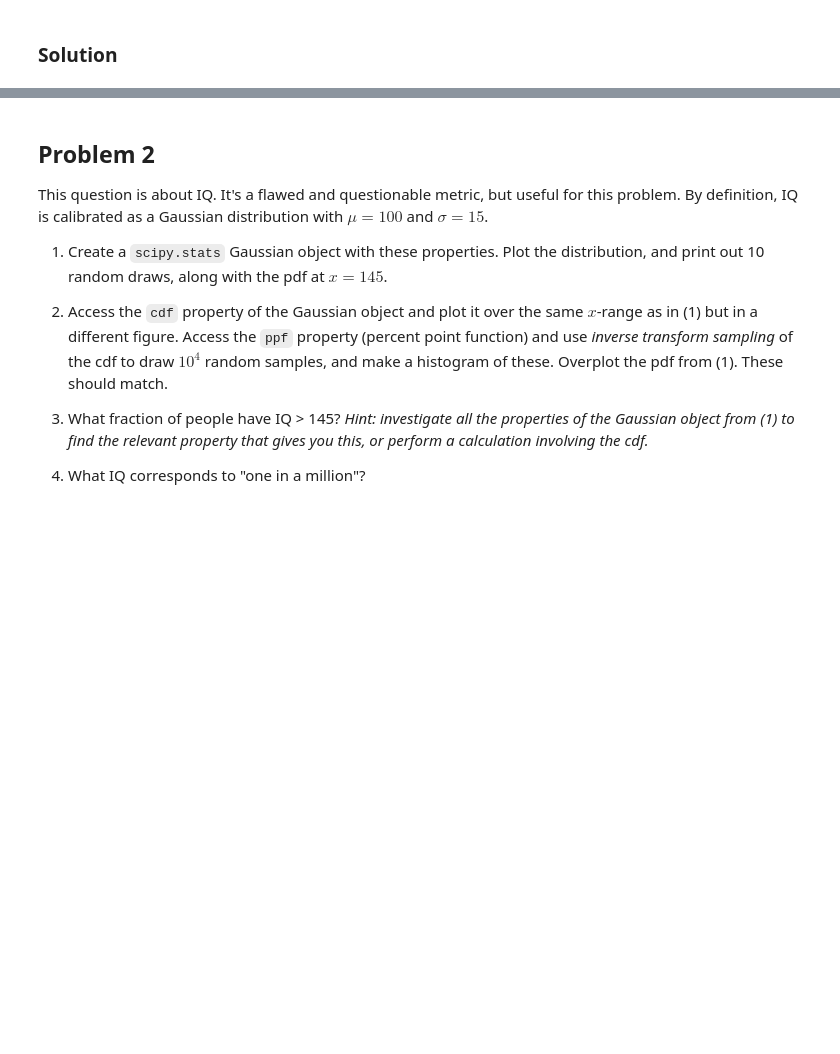
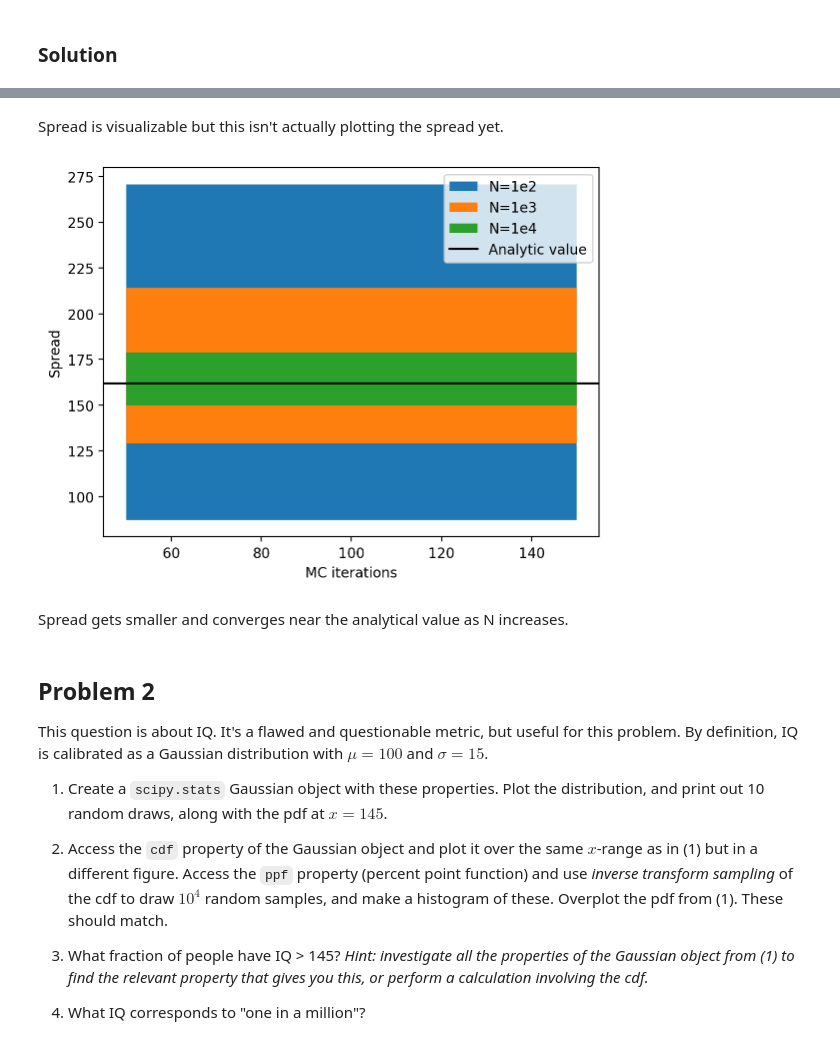
Before and after one commit to VanderbiltAstronomy/astr_8070_s24, a Jupyter notebook: coursework/student_folders/jaelyn_roth/vu_astr8070_s24_hw2_JaelynRoth.ipynb, the cells around one changed output, grey strips where cells are left out. Cells and saved outputs as stored; diff of their text form; code cells hidden in the pictures; blank space fills up the shorter version.

```diff
--- a/coursework/student_folders/jaelyn_roth/vu_astr8070_s24_hw2_JaelynRoth.ipynb
+++ b/coursework/student_folders/jaelyn_roth/vu_astr8070_s24_hw2_JaelynRoth.ipynb
@@ -35,3 +99,23 @@ $$ p(x|\mu = 0,\sigma) = \frac{\sqrt 2}{\sigma \sqrt{\pi}} \exp \left( \frac{-x^
+# %% [markdown]
+Spread is visualizable but this isn't actually plotting the spread yet.
+# %%
+spread1e2 = monte_results[0].max() - monte_results[0].min()
+spread1e3 = monte_results[1].max() - monte_results[1].min()
+spread1e4 = monte_results[2].max() - monte_results[2].min()
+
+
+plt.fill_between(xgrid,monte_results[0].max(),monte_results[0].min(),label='N=1e2')
+plt.fill_between(xgrid,monte_results[1].max(),monte_results[1].min(),label='N=1e3')
+plt.fill_between(xgrid,monte_results[2].max(),monte_results[2].min(),label='N=1e4')
+plt.axhline(162, color='black',label='Analytic value')
+
+plt.xlabel('MC iterations')
+plt.ylabel('Spread')
+plt.legend();
+# %% [output]
+[figure, added]
+# %% [markdown]
+Spread gets smaller and converges near the analytical value as N increases.
 # %% [markdown]
 ## Problem 2
 
```
Also changed, not shown: parts of 21 cells of this notebook.
